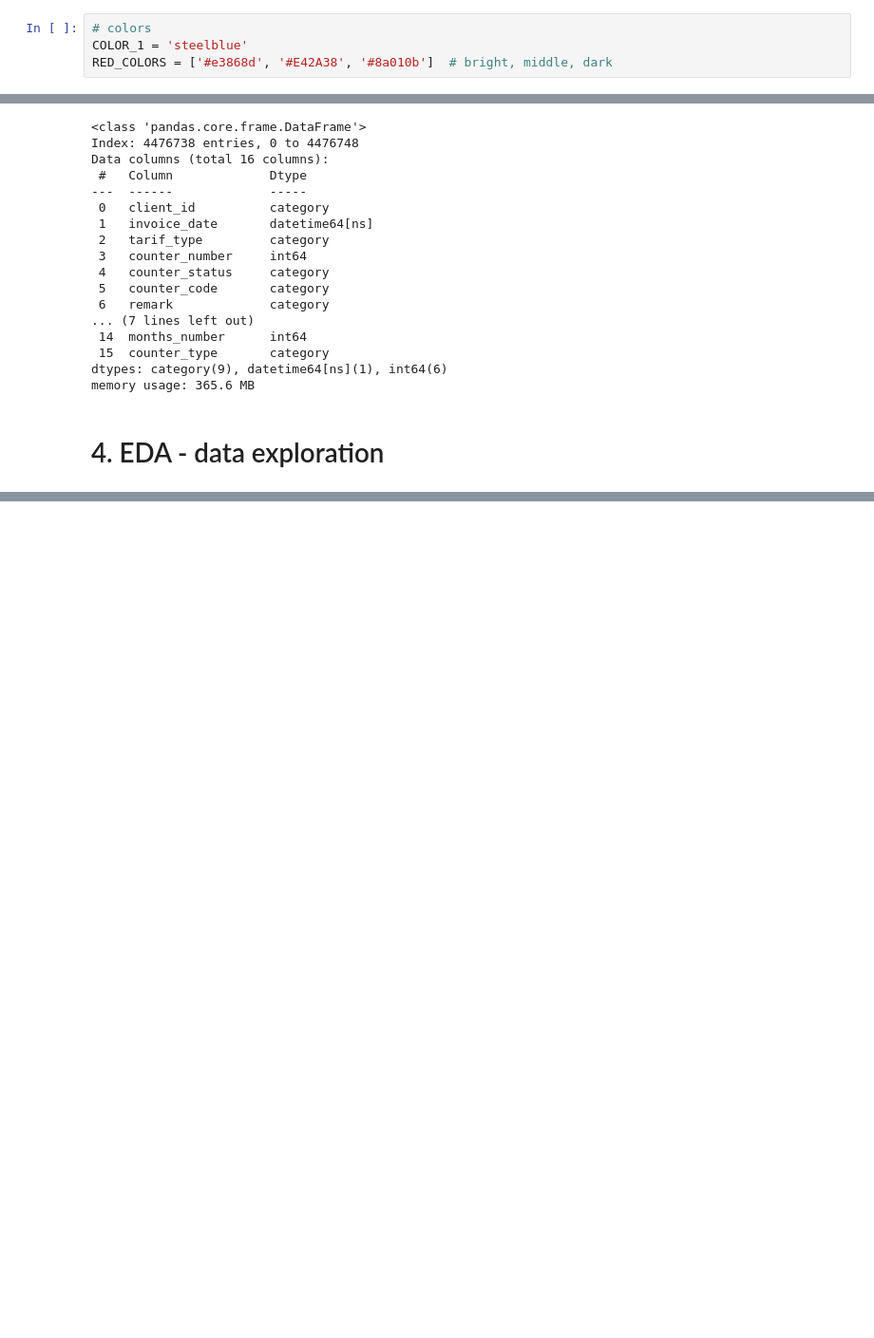
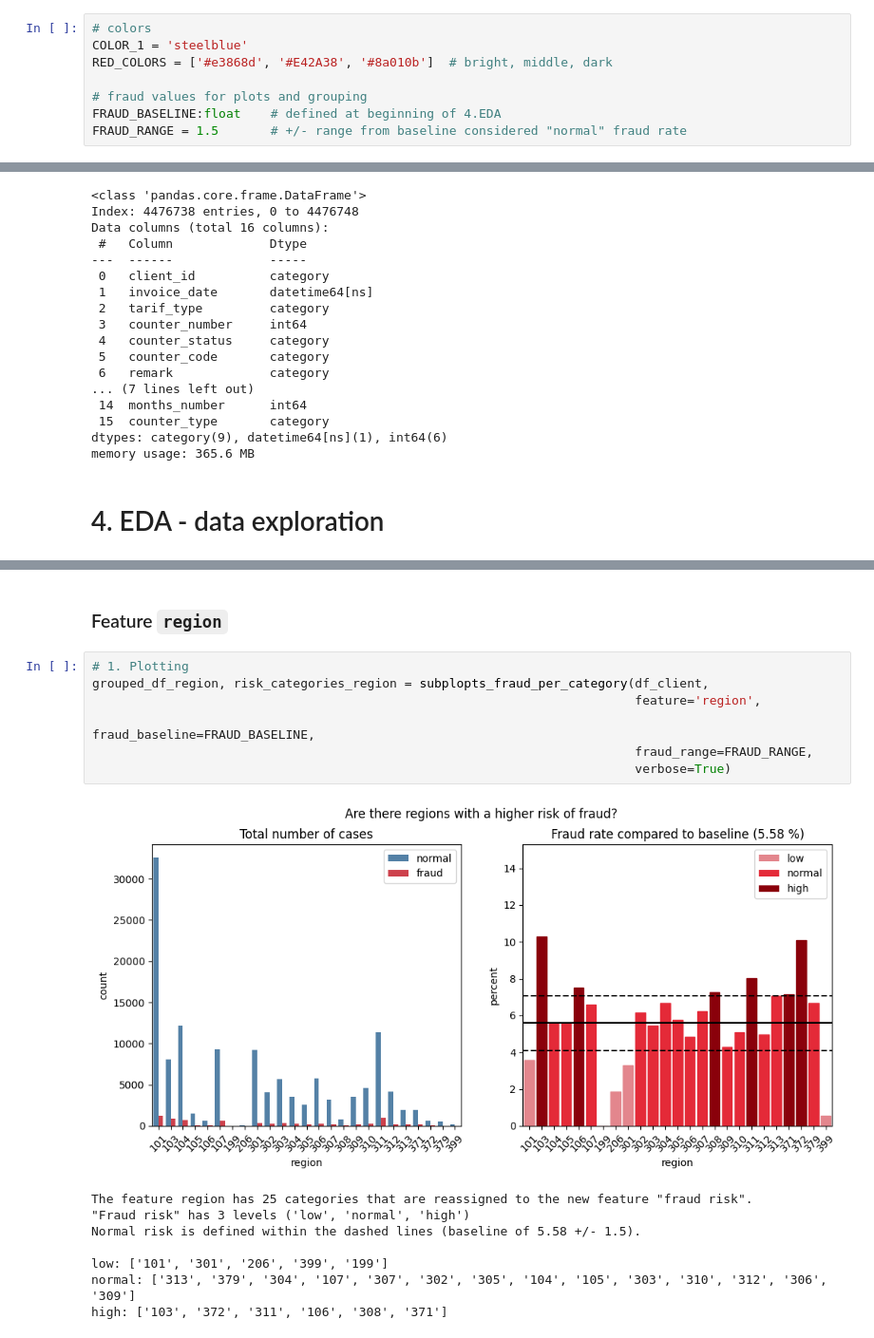
Before and after one commit to A-Lachs/ds_fraud_detection, a Jupyter notebook: EDA/EDA_notebook.ipynb, the cells around one changed output, grey strips where cells are left out. Shown at 95% size. Drawn from its saved outputs; the diff is of its cells as text; blank space fills up the shorter version.

```diff
--- a/EDA/EDA_notebook.ipynb
+++ b/EDA/EDA_notebook.ipynb
@@ -46,6 +46,10 @@ from preprocessing import *
 # colors
 COLOR_1 = 'steelblue'
 RED_COLORS = ['#e3868d', '#E42A38', '#8a010b']  # bright, middle, dark
+
+# fraud values for plots and grouping
+FRAUD_BASELINE:float    # defined at beginning of 4.EDA
+FRAUD_RANGE = 1.5       # +/- range from baseline considered "normal" fraud rate
 # %% [markdown]
 <a id='get_data'></a>
 
@@ -247,0 +322,18 @@ memory usage: 365.6 MB
+# %% [markdown]
+### Feature `region`
+# %%
+# 1. Plotting
+grouped_df_region, risk_categories_region = subplopts_fraud_per_category(df_client,
+                                                                         feature='region',
+                                                                         fraud_baseline=FRAUD_BASELINE,
+                                                                         fraud_range=FRAUD_RANGE,
+                                                                         verbose=True)
+# %% [output]
+[figure, added]
+The feature region has 25 categories that are reassigned to the new feature "fraud risk".
+"Fraud risk" has 3 levels ('low', 'normal', 'high')
+Normal risk is defined within the dashed lines (baseline of 5.58 +/- 1.5).
+
+low: ['101', '301', '206', '399', '199']
+normal: ['313', '379', '304', '107', '307', '302', '305', '104', '105', '303', '310', '312', '306', '309']
+high: ['103', '372', '311', '106', '308', '371']
```
Also changed, not shown: parts of 8 cells of this notebook.
